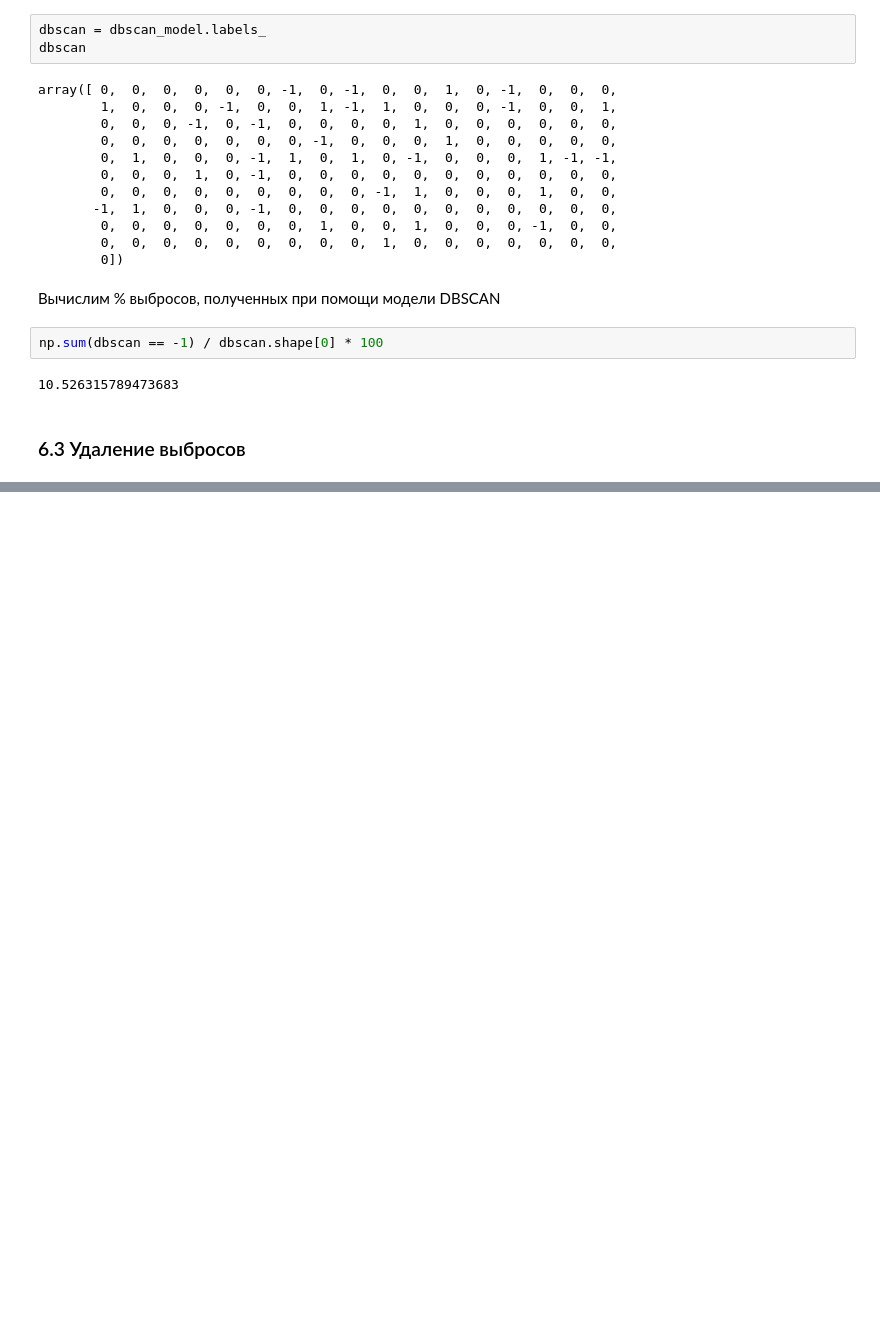
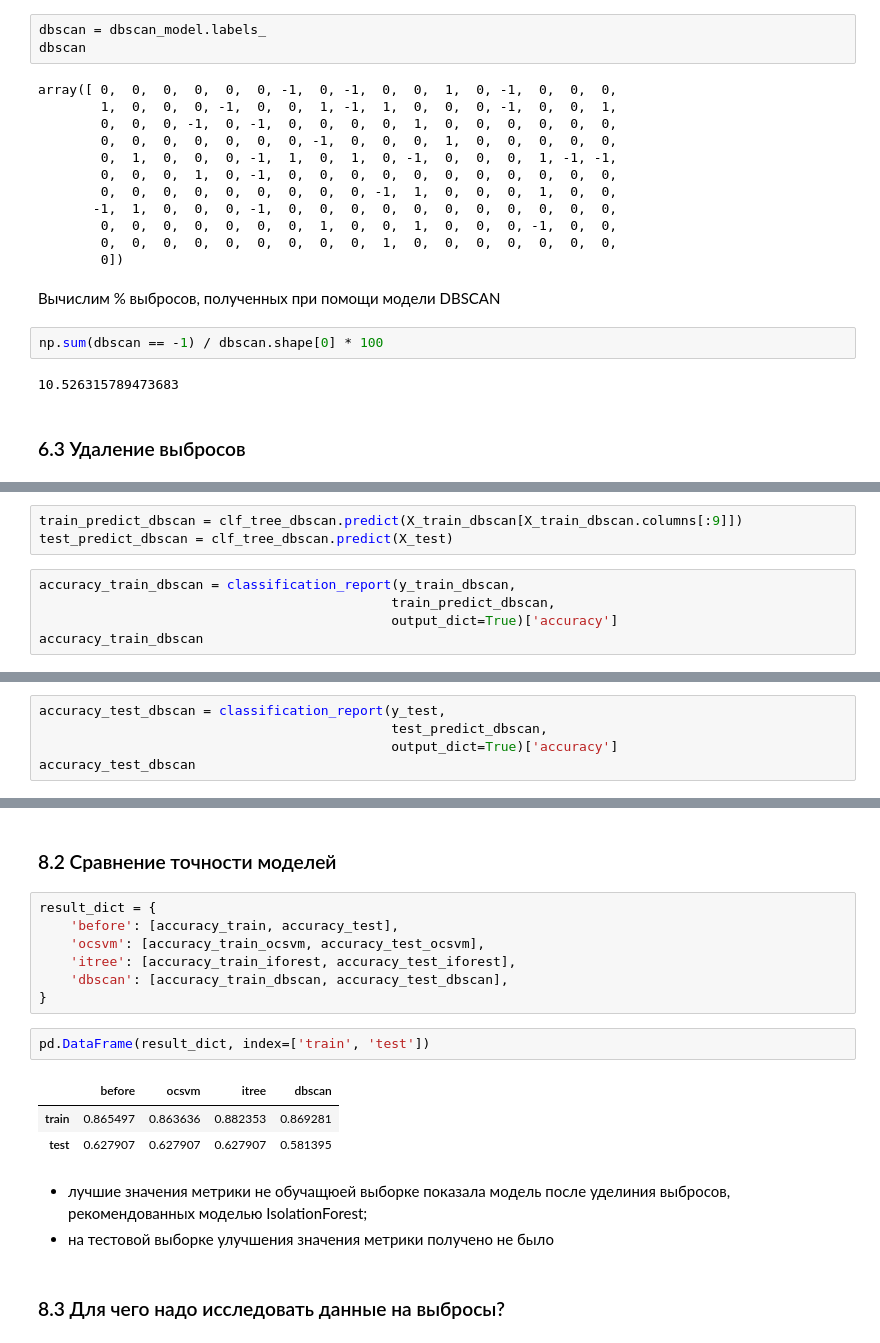
Before and after one commit to BalshowAndrew/ml_studying, a Jupyter notebook: aml/01_feml/10_hw_abnormal_data.ipynb, the cells around one changed output, grey strips where cells are left out. Saved outputs shown, nothing was run; the diff lists cells and outputs as text; blank space fills up the shorter version.

```diff
--- a/aml/01_feml/10_hw_abnormal_data.ipynb
+++ b/aml/01_feml/10_hw_abnormal_data.ipynb
@@ -269,0 +409,8 @@ np.sum(dbscan == -1) / dbscan.shape[0] * 100
+# %%
+train_predict_dbscan = clf_tree_dbscan.predict(X_train_dbscan[X_train_dbscan.columns[:9]])
+test_predict_dbscan = clf_tree_dbscan.predict(X_test)
+# %%
+accuracy_train_dbscan = classification_report(y_train_dbscan,
+                                             train_predict_dbscan,
+                                             output_dict=True)['accuracy']
+accuracy_train_dbscan
@@ -269,0 +419,5 @@ np.sum(dbscan == -1) / dbscan.shape[0] * 100
+# %%
+accuracy_test_dbscan = classification_report(y_test,
+                                             test_predict_dbscan,
+                                             output_dict=True)['accuracy']
+accuracy_test_dbscan
@@ -269,0 +434,20 @@ np.sum(dbscan == -1) / dbscan.shape[0] * 100
+# %% [markdown]
+### 8.2 Сравнение точности моделей
+# %%
+result_dict = {
+    'before': [accuracy_train, accuracy_test],
+    'ocsvm': [accuracy_train_ocsvm, accuracy_test_ocsvm],
+    'itree': [accuracy_train_iforest, accuracy_test_iforest],
+    'dbscan': [accuracy_train_dbscan, accuracy_test_dbscan],
+}
+# %%
+pd.DataFrame(result_dict, index=['train', 'test'])
+# %% [output]
+|  | before | ocsvm | itree | dbscan |
+| train | 0.865497 | 0.863636 | 0.882353 | 0.869281 |
+| test | 0.627907 | 0.627907 | 0.627907 | 0.581395 |
+# %% [markdown]
+- лучшие значения метрики не обучащюей выборке показала модель после уделиния выбросов, рекомендованных моделью IsolationForest;
+- на тестовой выборке улучшения значения метрики получено не было
+# %% [markdown]
+### 8.3 Для чего надо исследовать данные на выбросы?
```
Also changed, not shown: parts of 47 cells of this notebook, 1 other file.
